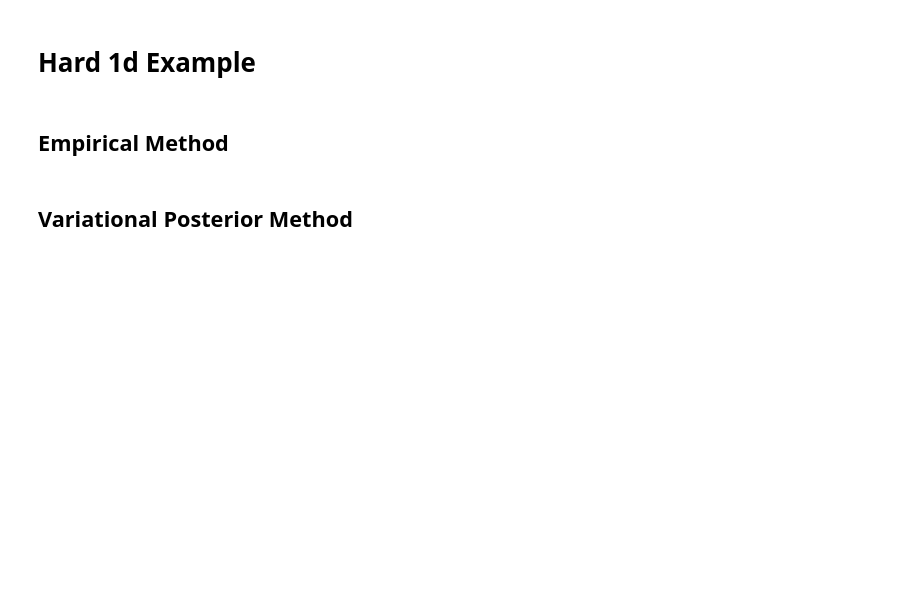
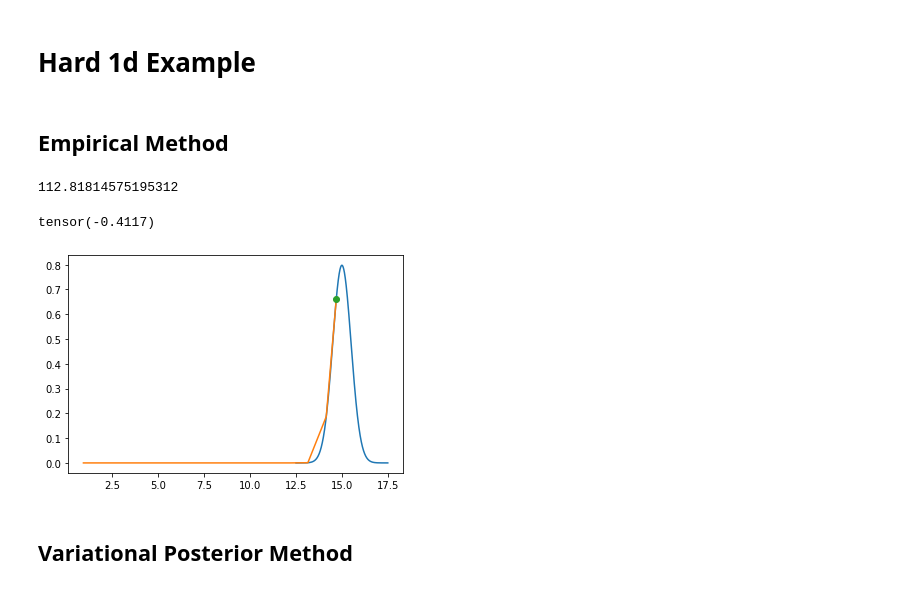
Before and after one commit to Bottledd/iREC, a Jupyter notebook: notebooks/LinearRegressionExperiments.ipynb, the cells around one changed output. Saved outputs shown, nothing was run; the diff lists cells and outputs as text; code cells hidden in the pictures; blank space fills up the shorter version.

```diff
--- a/notebooks/LinearRegressionExperiments.ipynb
+++ b/notebooks/LinearRegressionExperiments.ipynb
@@ -133,3 +140,14 @@ run_and_plot_coded_sample(dim=1, alpha=0.001, omega=8, num_samples=1000, epsilon
+# %%
+target = dist.multivariate_normal.MultivariateNormal(loc=torch.tensor([15.]), covariance_matrix=0.25*torch.eye(1))
+sigmas = torch.tensor([0.0750, 0.0722, 0.0712, 0.0709, 0.0710, 0.0712, 0.0715, 0.0713, 0.0714,
+        0.0718, 0.0717, 0.0700, 0.0647, 0.0556, 0.0204])
+# sigmas=None
+z, encoder = run_and_plot_coded_sample(target, dim=1, alpha=0.001, omega=8, num_samples=10000, epsilon=0.05, sigmas=sigmas)
+# plt.plot(encoder.auxiliary_posterior.empirical_samples, torch.exp(target.log_prob(encoder.auxiliary_posterior.empirical_samples)), 'x')
+# %% [output]
+112.81814575195312
+tensor(-0.4117)
+[figure, added]
 # %% [markdown]
 ## Variational Posterior Method
 # %% [markdown]
```
Also changed, not shown: parts of 15 cells of this notebook, 8 other files.
